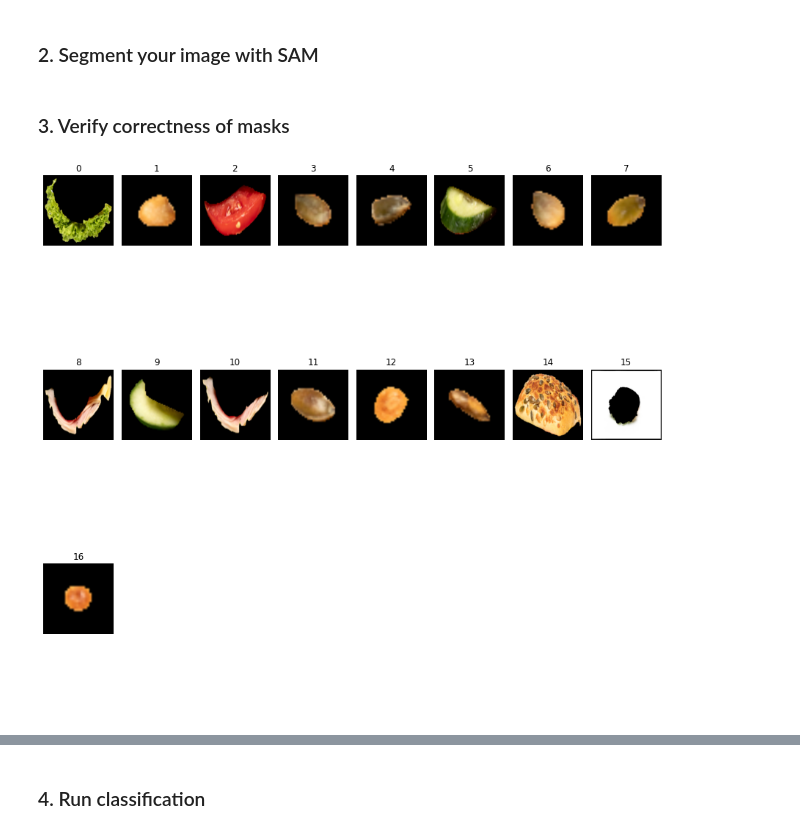
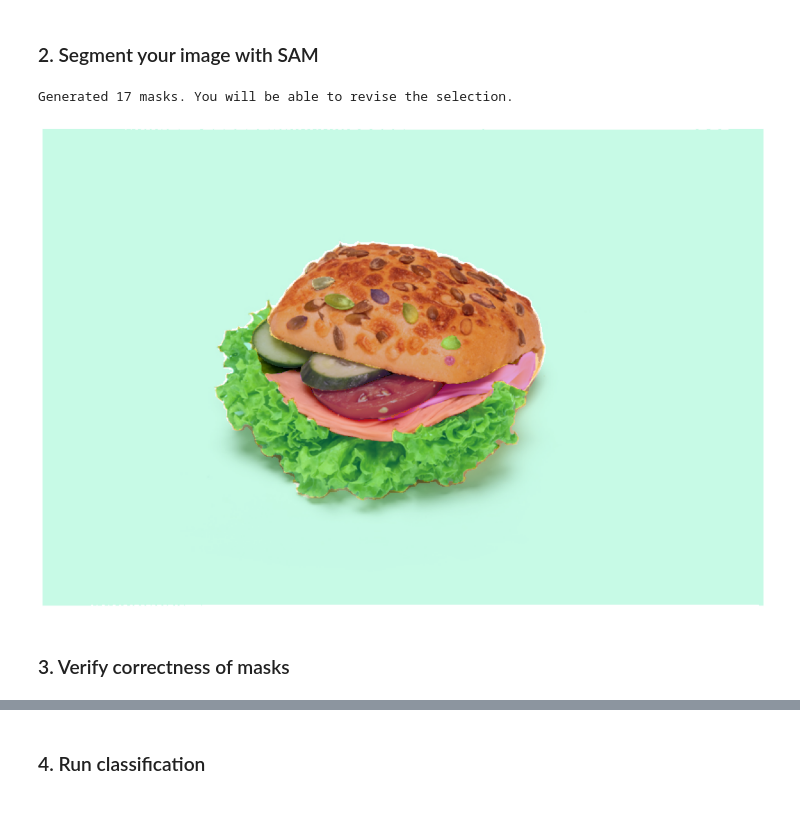
Before and after one commit to IoannaNika/FoodieQuant, a Jupyter notebook: demo.ipynb, the cells around one changed output, grey strips where cells are left out. Cells and saved outputs as stored; diff of their text form; code cells hidden in the pictures.

```diff
--- a/demo.ipynb
+++ b/demo.ipynb
@@ -62,31 +62,34 @@ Loading image ./test_images/sandwich_2.jpg
 # %%
 # Create masks with Segment Anything Model
 checkpoint = "models/sam_vit_h_4b8939.pth"
 model_type = "vit_h"
 device = "cpu"
 
 sam = sam_model_registry[model_type](checkpoint=checkpoint)
 sam.to(device=device)
 
 # SAM is unfortunately very sensitive to hyper-parameters so this is likely not the best choice
 # for other images that one would want to segment
-mask_generator = SamAutomaticMaskGenerator(model=sam, points_per_side=24, pred_iou_thresh=0.96, min_mask_region_area=200)
+mask_generator = SamAutomaticMaskGenerator(model=sam, points_per_side=24, pred_iou_thresh=0.96, min_mask_region_area=300)
 
 masks = mask_generator.generate(image)
 print(f"Generated {len(masks)} masks. You will be able to revise the selection.")
 
 # Show image
 plt.figure(figsize=(20,20))
 plt.imshow(image)
 show_annotations(masks)
 plt.axis("off")
 plt.show()
 
 # Save masks
 session = f"{file_name}_{int(time.time())}"
 mask_path = f"temp/{session}/"
 os.makedirs(mask_path, exist_ok=True)
 write_masks_to_folder(masks, mask_path)
+# %% [output]
+Generated 17 masks. You will be able to revise the selection.
+[figure, added]
 # %% [markdown]
 ### 3. Verify correctness of masks
 # %%
@@ -97,21 +100,3 @@ processed_path = f"temp/{session}/extracted"
 segmented_images = extract_images(mask_path, image_path, processed_path)
 segmented_images = sorted(segmented_images, key=lambda t: t[0])
 segmented_images = [image for (index, image) in segmented_images]
-# %%
-# Present masks to user
-grid_length = int(np.ceil(len(segmented_images) / 8))
-fig, axes = plt.subplots(grid_length, 8, figsize=(12, 12))
-
-for index, ax in enumerate(axes.reshape(-1)):
-    if index >= len(segmented_images):
-        ax.set_axis_off()
-        continue
-
-    ax.set_title(str(index))
-    ax.set_axis_off()
-    ax.imshow(segmented_images[index])
-
-fig.tight_layout()
-plt.show()
-# %% [output]
-[figure, removed]
```
Also changed, not shown: parts of 13 cells of this notebook, 5 other files.
